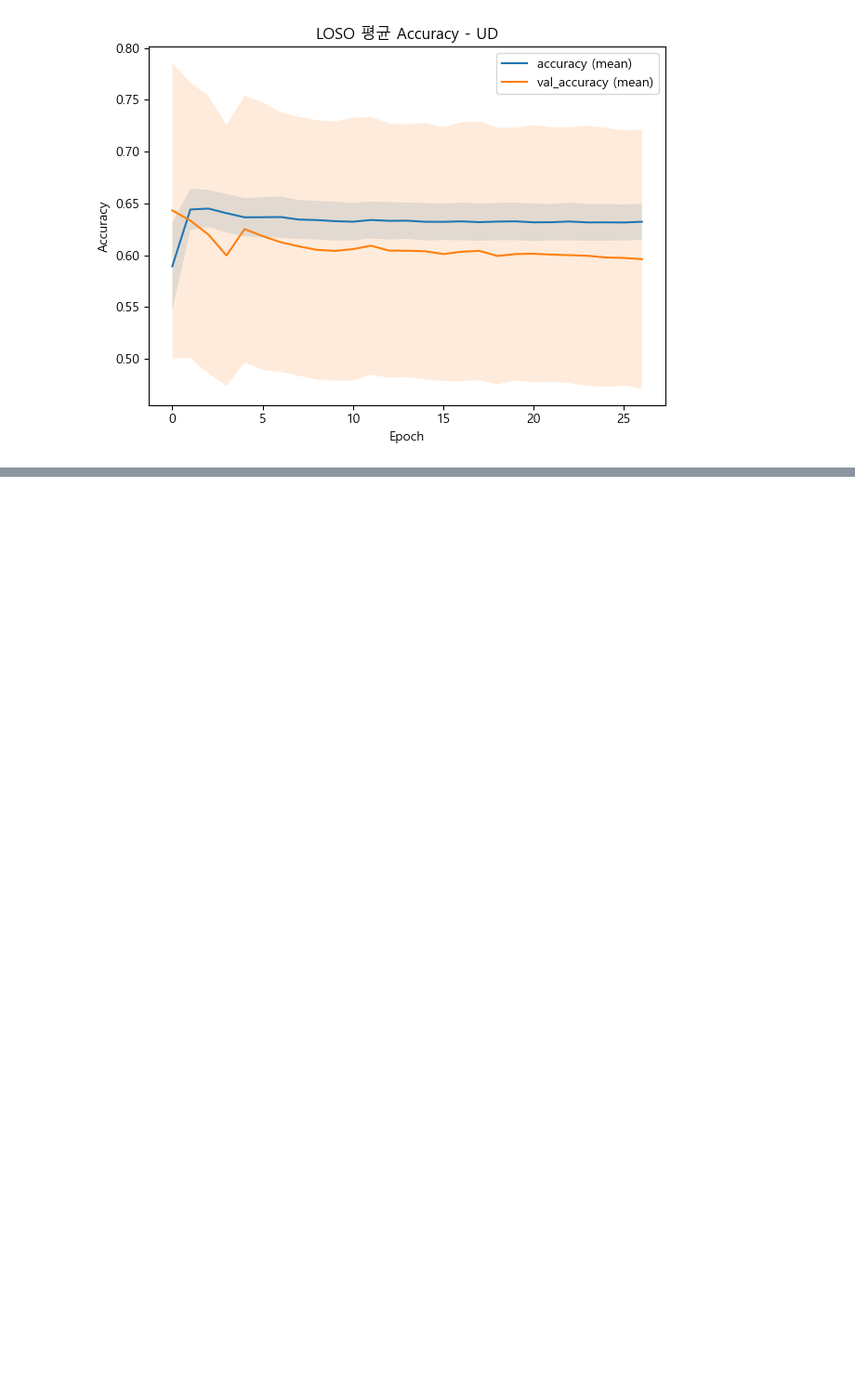
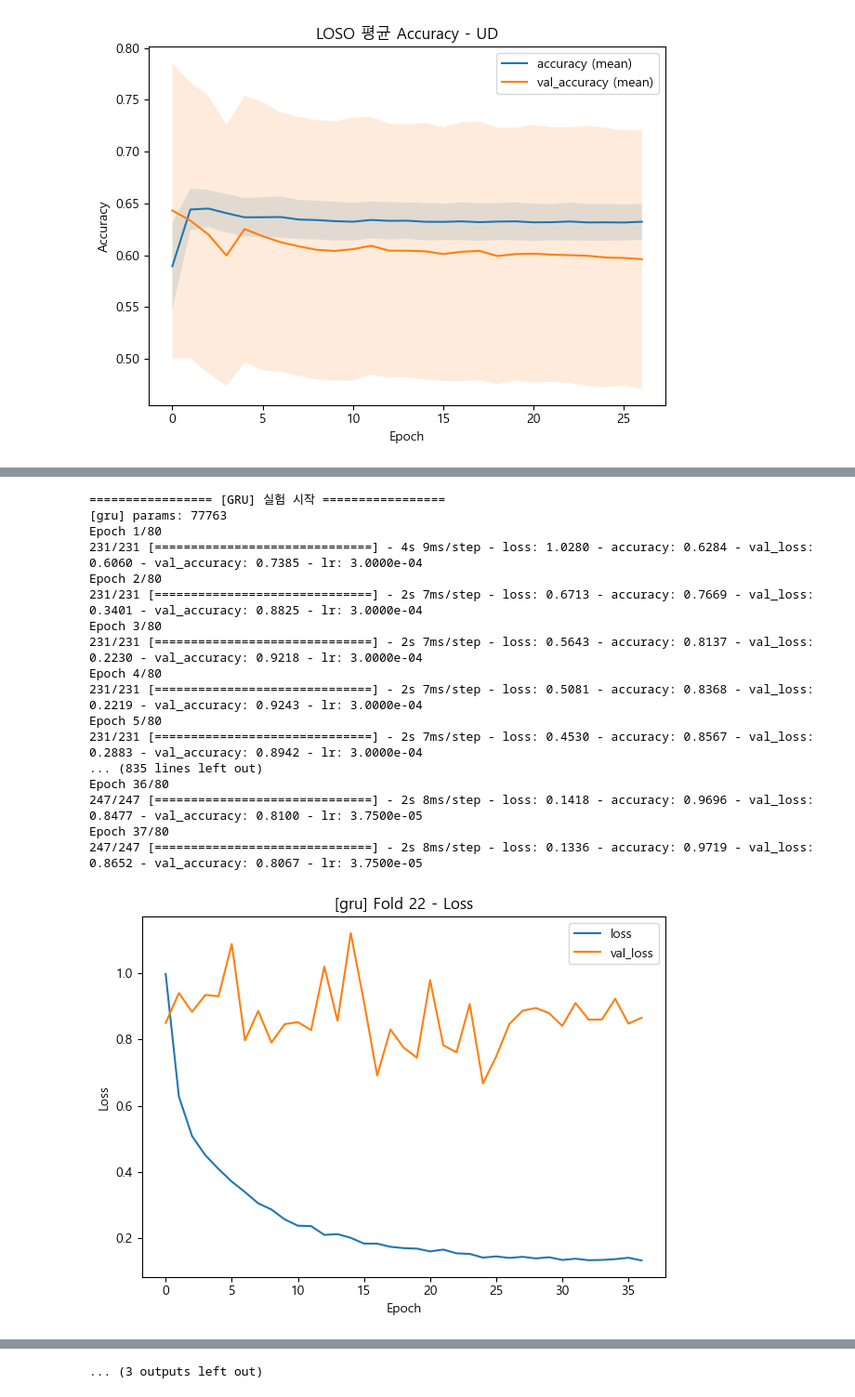
Before and after one commit to dongg00/Deep_Learning-based_Oral_Health_Management_Solution_for_Children, a Jupyter notebook: chica.ipynb, the cells around one changed output, grey strips where cells are left out. Shown at 93% size. Saved outputs shown, nothing was run; the diff lists cells and outputs as text; code cells hidden in the pictures; blank space fills up the shorter version.

```diff
--- a/chica.ipynb
+++ b/chica.ipynb
@@ -1580,10 +1590,16 @@ def _pos_from_label(lab: str) -> int:
     raise ValueError(f"Unexpected label for pos: {lab}")
 
 def _ud_from_label(lab: str) -> int:
-    # 씹는면만 위/아래 의미가 명확함 (예: '왼쪽-위-씹는면', '오른쪽-아래-씹는면')
+    # 씹는면
     if '씹는면' in lab:
         return 1 if '위' in lab else 0
-    # 그 외(협측/설측/구개측 등)는 NA 처리
+    # 구개측은 위쪽
+    if '구개측' in lab:
+        return 1
+    # 설측은 아래쪽
+    if '설측' in lab:
+        return 0
+    # 협측은 NA
     return -1
 
 # 전체 샘플에 대해 태스크 라벨 생성
@@ -2062,0 +3643,16 @@ weighted avg      0.809     0.809     0.809       199
+# %%
+import numpy as np
+
+CLASS_NAMES = ['왼쪽','중앙','오른쪽']
+
+labels_np = np.array(KOREAN_LABELS, dtype=object)
+lab_to_group = {
+    l: ('왼쪽' if l.startswith('왼쪽') else
+        '중앙' if l.startswith('중앙') else
+        '오른쪽')
+    for l in labels_np
+}
+group_to_idx = {'왼쪽':0, '중앙':1, '오른쪽':2}
+
+def map_y_to_3(y13):
+    return np.array([group_to_idx[lab_to_group[labels_np[i]]] for i in y13])
@@ -2062,0 +3974,38 @@ weighted avg      0.809     0.809     0.809       199
+# %%
+import pandas as pd
+
+
+PLOT_LAST_FOLD_CURVES = True
+EVAL_LEVEL = "clip"
+
+results = []
+results.append(run_loso_experiment("gru",  build_gru_model))
+results.append(run_loso_experiment("lstm", build_lstm_model))
+
+df = pd.DataFrame(results, columns=[
+    "model","params",
+    "mean_win_acc","std_win_acc","mean_clip_acc","std_clip_acc",
+    "overall_level","overall_acc","overall_f1_micro","overall_f1_macro"
+])
+
+print("\n===== 모델 비교 요약 =====")
+print(df.to_string(index=False))
+# %% [output]
+================= [GRU] 실험 시작 =================
+[gru] params: 77763
+Epoch 1/80
+231/231 [==============================] - 4s 9ms/step - loss: 1.0280 - accuracy: 0.6284 - val_loss: 0.6060 - val_accuracy: 0.7385 - lr: 3.0000e-04
+Epoch 2/80
+231/231 [==============================] - 2s 7ms/step - loss: 0.6713 - accuracy: 0.7669 - val_loss: 0.3401 - val_accuracy: 0.8825 - lr: 3.0000e-04
+Epoch 3/80
+231/231 [==============================] - 2s 7ms/step - loss: 0.5643 - accuracy: 0.8137 - val_loss: 0.2230 - val_accuracy: 0.9218 - lr: 3.0000e-04
+Epoch 4/80
+231/231 [==============================] - 2s 7ms/step - loss: 0.5081 - accuracy: 0.8368 - val_loss: 0.2219 - val_accuracy: 0.9243 - lr: 3.0000e-04
+Epoch 5/80
+231/231 [==============================] - 2s 7ms/step - loss: 0.4530 - accuracy: 0.8567 - val_loss: 0.2883 - val_accuracy: 0.8942 - lr: 3.0000e-04
+... (835 lines left out)
+Epoch 36/80
+247/247 [==============================] - 2s 8ms/step - loss: 0.1418 - accuracy: 0.9696 - val_loss: 0.8477 - val_accuracy: 0.8100 - lr: 3.7500e-05
+Epoch 37/80
+247/247 [==============================] - 2s 8ms/step - loss: 0.1336 - accuracy: 0.9719 - val_loss: 0.8652 - val_accuracy: 0.8067 - lr: 3.7500e-05
+[figure, added]
@@ -2062,0 +4074 @@ weighted avg      0.809     0.809     0.809       199
+... (3 outputs left out)
```
Also changed, not shown: parts of 25 cells of this notebook, 5 other files.
